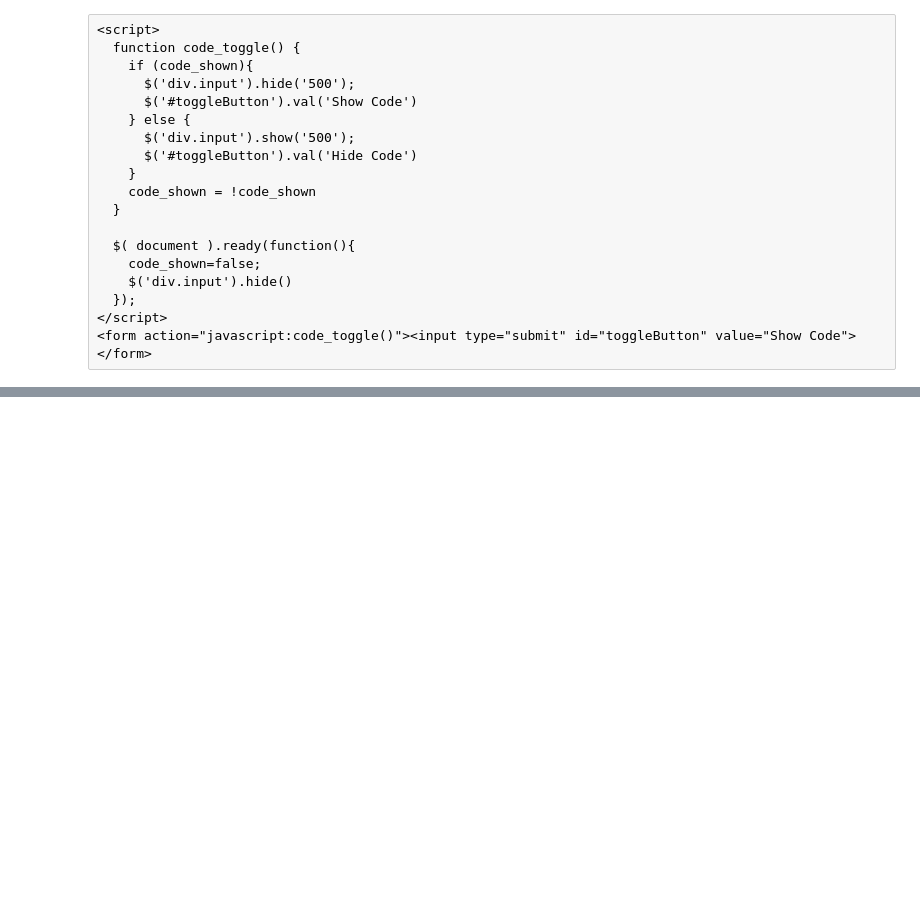
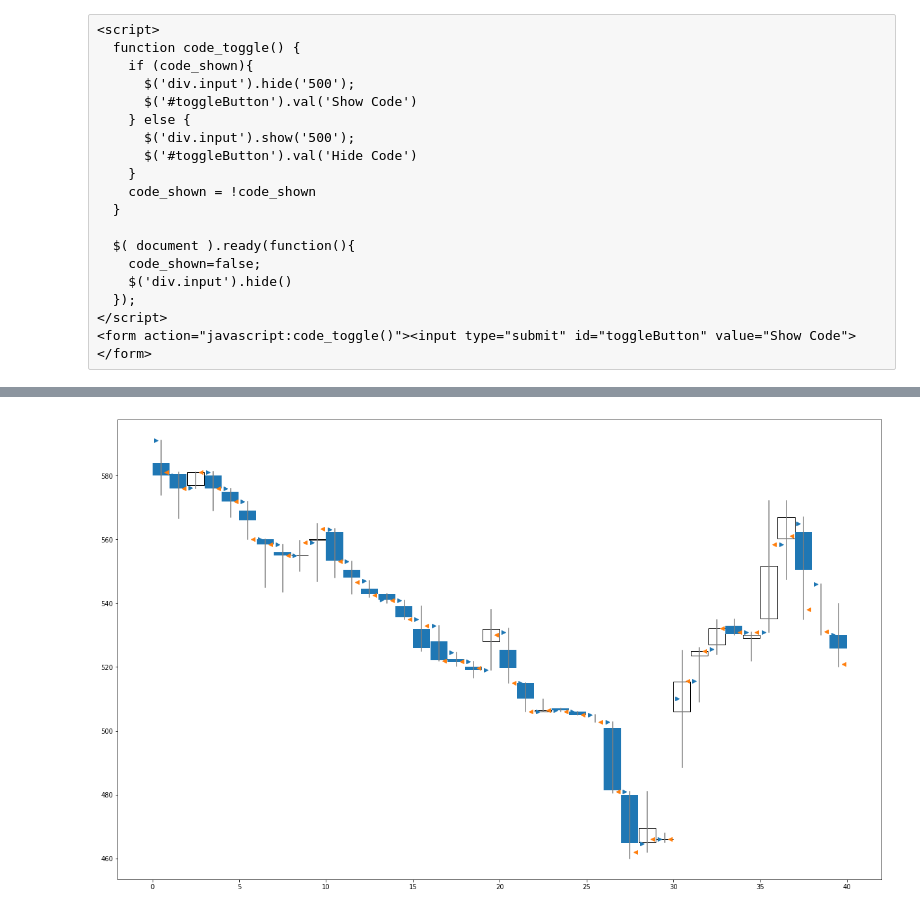
Before and after one commit to 2yan/Containment_Center, a Jupyter notebook: model.ipynb, the cells around one changed output, grey strips where cells are left out. Saved outputs shown, nothing was run; the diff lists cells and outputs as text; code cells hidden in the pictures; blank space fills up the shorter version.

```diff
--- a/model.ipynb
+++ b/model.ipynb
@@ -43,0 +60,3 @@ data['time'] = pd.to_datetime(data['time'])
+# %%
+data['dollars'] = data['price'] * data['last_size']
+data['dollars'] / data['last_size'].sum()
@@ -49,12 +86,20 @@ def to_candles(data):
     grouped = data.groupby('minutes')
     candles['low'] = grouped['price'].min()
     candles['high'] = grouped['price'].max()
+    candles['25'] = grouped['price'].quantile(0.25)
+    candles['75'] = grouped['price'].quantile(0.75)
+    candles['median'] = grouped['price'].median()
     grouped = data.groupby(['minutes', 'side'])
+
     candles['sell_volume'] = grouped['last_size'].sum().swaplevel()['sell']
     candles['buy_volume'] = grouped['last_size'].sum().swaplevel()['buy']
 
     candles['sell_mean'] = grouped['price'].mean().swaplevel()['sell']
     candles['buy_mean'] = grouped['price'].mean().swaplevel()['buy']
+
+    candles['open'] = data.loc[data.groupby('minutes')['time'].transform(lambda x: x.idxmin())].groupby('minutes')['price'].mean()
+    candles['close'] = data.loc[data.groupby('minutes')['time'].transform(lambda x: x.idxmax())].groupby('minutes')['price'].mean()
+    candles = candles.sort_index()
     return candles
 
 x = to_candles(data.copy())
@@ -80,0 +106,32 @@ Timestamp('2017-12-22 01:04:00')
+# %%
+import matplotlib.patches as patches
+
+def add_rect(x1, y1, width, height, filled, ax):
+    ax.add_patch(
+        patches.Rectangle(
+            (x1, y1),   # (x,y)
+            width,          # width
+            height,          # height
+            fill = filled
+            ))
+
+def chart(candles_in, ax):
+    candles = candles_in.copy()
+    candles = candles.reset_index()
+
+    #plt.plot(candles[['sell_mean', 'buy_mean']])
+    for index in candles.index:
+        row = candles.loc[index]
+        add_rect(index, row['25'], 0.98, row['75'] - row['25'], row['open'] > row['close'] , ax)
+        ax.plot([index + 0.5, index + 0.5], [row['low'],row['high']], color = 'grey')
+    plt.plot(candles.index + 0.2, candles['open'], '>')
+    plt.plot(candles.index + 0.8, candles['close'], '<')
+# %%
+fig, ax = plt.subplots()
+fig.set_size_inches(phi * 13, 13)
+chart(x[-340:-300],ax)
+
+
+plt.show()
+# %% [output]
+[figure, added]
```
Also changed, not shown: parts of 6 cells of this notebook.
